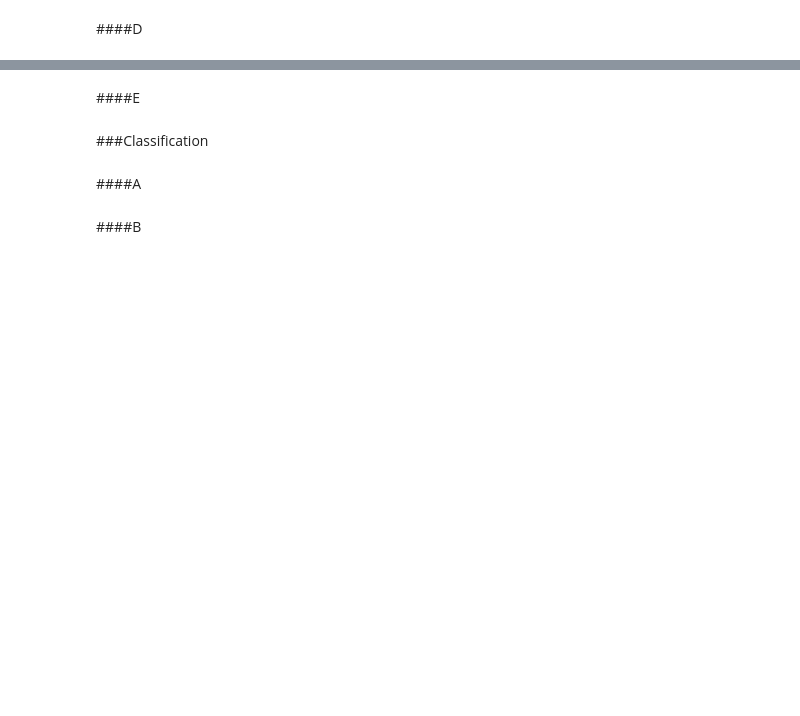
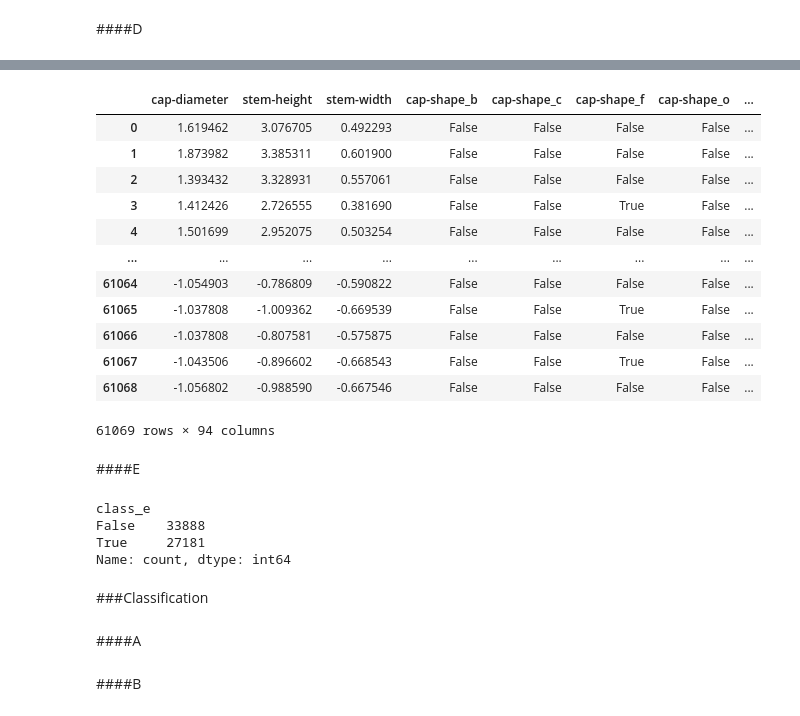
Before and after one commit to garfield-gray/DataMining, a Jupyter notebook: Classification_&_ML.ipynb, the cells around one changed output, grey strips where cells are left out. Saved outputs shown, nothing was run; the diff lists cells and outputs as text; code cells hidden in the pictures; blank space fills up the shorter version.

Commit message:
preprocessing almost done

```diff
--- a/Classification_&_ML.ipynb
+++ b/Classification_&_ML.ipynb
@@ -97,2 +210,10 @@ memory usage: 9.3+ MB
 # %% [markdown]
 ####D
+# %%
+from sklearn.preprocessing import StandardScaler
+
+# Initialize StandardScaler
+scaler = StandardScaler()
+
+# Apply Z-score scaling to numerical columns
+df_normalized = pd.DataFrame(scaler.fit_transform(df_encoded[numerical_columns]), columns=numerical_columns)
@@ -99,2 +228,26 @@ memory usage: 9.3+ MB
+# %%
+df_final = df_final.drop(columns = 'Unnamed: 0')
+df_final
+# %% [output]
+|  | cap-diameter | stem-height | stem-width | cap-shape_b | cap-shape_c | cap-shape_f | cap-shape_o | ... |
+| 0 | 1.619462 | 3.076705 | 0.492293 | False | False | False | False | ... |
+| 1 | 1.873982 | 3.385311 | 0.601900 | False | False | False | False | ... |
+| 2 | 1.393432 | 3.328931 | 0.557061 | False | False | False | False | ... |
+| 3 | 1.412426 | 2.726555 | 0.381690 | False | False | True | False | ... |
+| 4 | 1.501699 | 2.952075 | 0.503254 | False | False | False | False | ... |
+| ... | ... | ... | ... | ... | ... | ... | ... | ... |
+| 61064 | -1.054903 | -0.786809 | -0.590822 | False | False | False | False | ... |
+| 61065 | -1.037808 | -1.009362 | -0.669539 | False | False | True | False | ... |
+| 61066 | -1.037808 | -0.807581 | -0.575875 | False | False | False | False | ... |
+| 61067 | -1.043506 | -0.896602 | -0.668543 | False | False | True | False | ... |
+| 61068 | -1.056802 | -0.988590 | -0.667546 | False | False | False | False | ... |
+61069 rows × 94 columns
 # %% [markdown]
 ####E
+# %%
+df_final['class_e'].value_counts()
+# %% [output]
+class_e
+False    33888
+True     27181
+Name: count, dtype: int64
```
Also changed, not shown: parts of 16 cells of this notebook.
